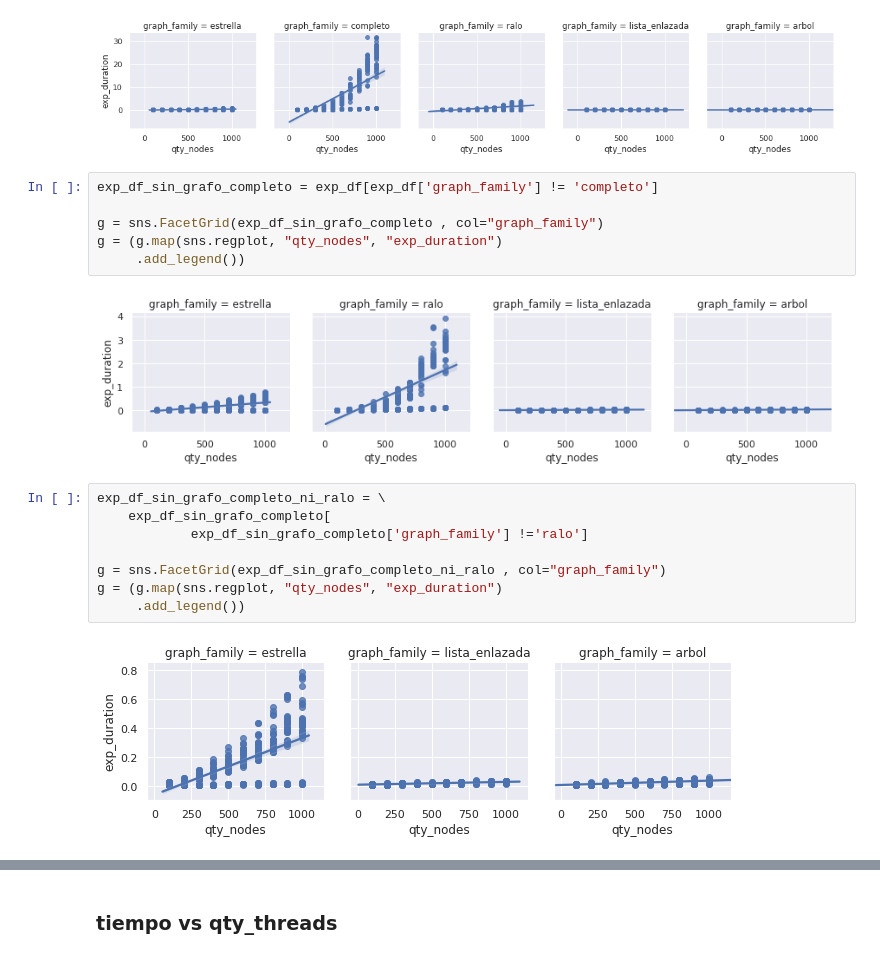
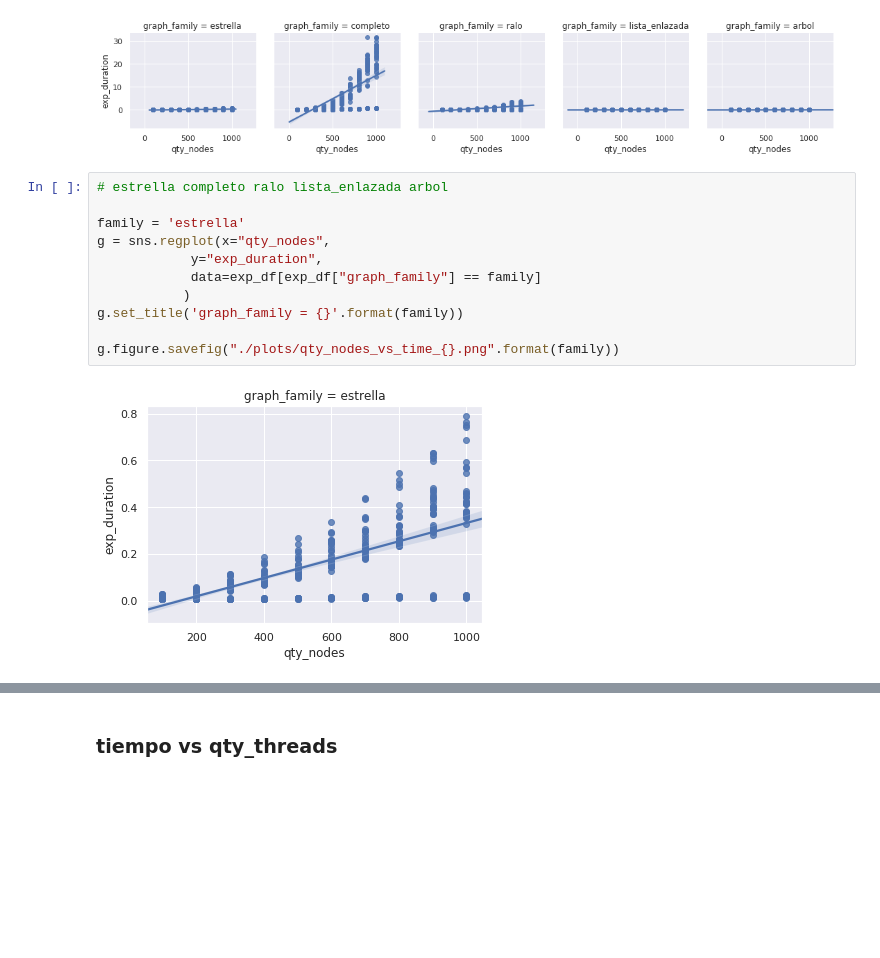
Before and after one commit to CatOfTheCannals/multithreading_prims_algorithm, a Jupyter notebook: exp/data_analysis.ipynb, the cells around one changed output, grey strips where cells are left out. Cells and saved outputs as stored; diff of their text form; blank space fills up the shorter version.

Commit message:
Data analysis notebook final.

```diff
--- a/exp/data_analysis.ipynb
+++ b/exp/data_analysis.ipynb
@@ -101,21 +105,16 @@ g = (g.map(sns.regplot, "qty_nodes", "exp_duration")
      .add_legend())
 # %% [output]
 [figure]
-# %%
-exp_df_sin_grafo_completo = exp_df[exp_df['graph_family'] != 'completo']
-
-g = sns.FacetGrid(exp_df_sin_grafo_completo , col="graph_family")
-g = (g.map(sns.regplot, "qty_nodes", "exp_duration")
-     .add_legend())
-# %% [output]
-[figure, removed]
-# %%
-exp_df_sin_grafo_completo_ni_ralo = \
-    exp_df_sin_grafo_completo[
-            exp_df_sin_grafo_completo['graph_family'] !='ralo']
-
-g = sns.FacetGrid(exp_df_sin_grafo_completo_ni_ralo , col="graph_family")
-g = (g.map(sns.regplot, "qty_nodes", "exp_duration")
-     .add_legend())
-# %% [output]
-[figure, removed]
+# %%
+# estrella completo ralo lista_enlazada arbol
+
+family = 'estrella'
+g = sns.regplot(x="qty_nodes",
+            y="exp_duration",
+            data=exp_df[exp_df["graph_family"] == family]
+           )
+g.set_title('graph_family = {}'.format(family))
+
+g.figure.savefig("./plots/qty_nodes_vs_time_{}.png".format(family))
+# %% [output]
+[figure, added]
```
Also changed, not shown: parts of 28 cells of this notebook.
